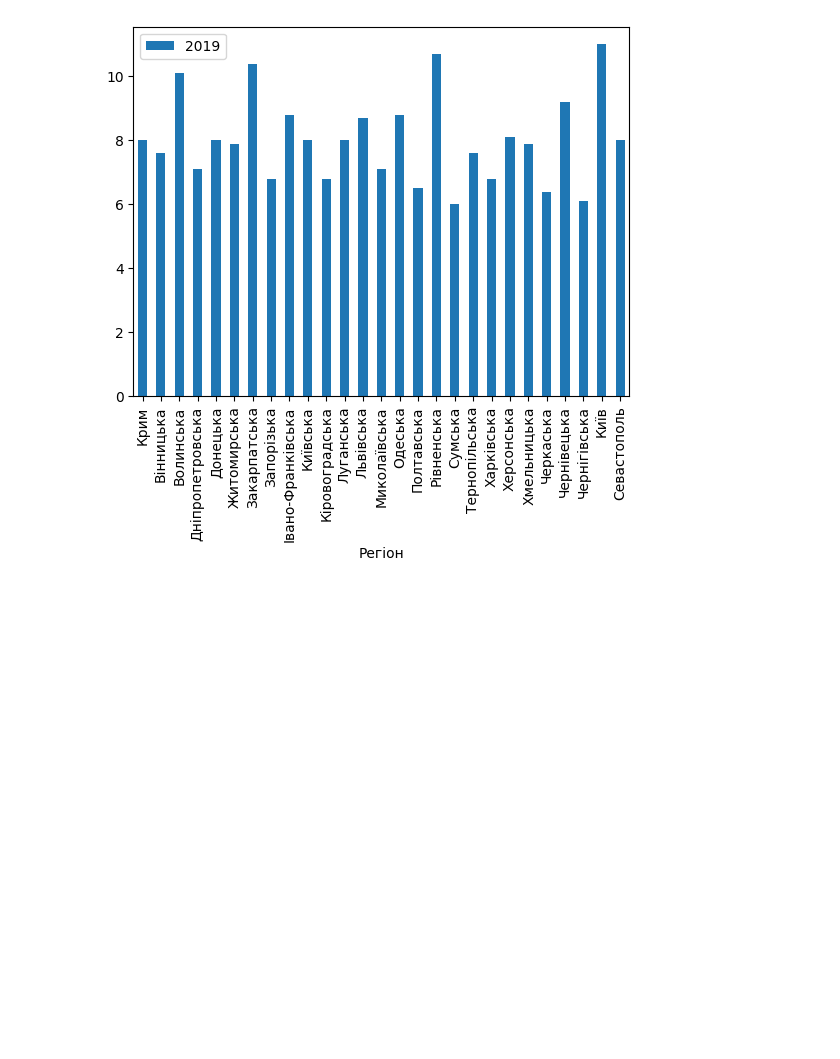
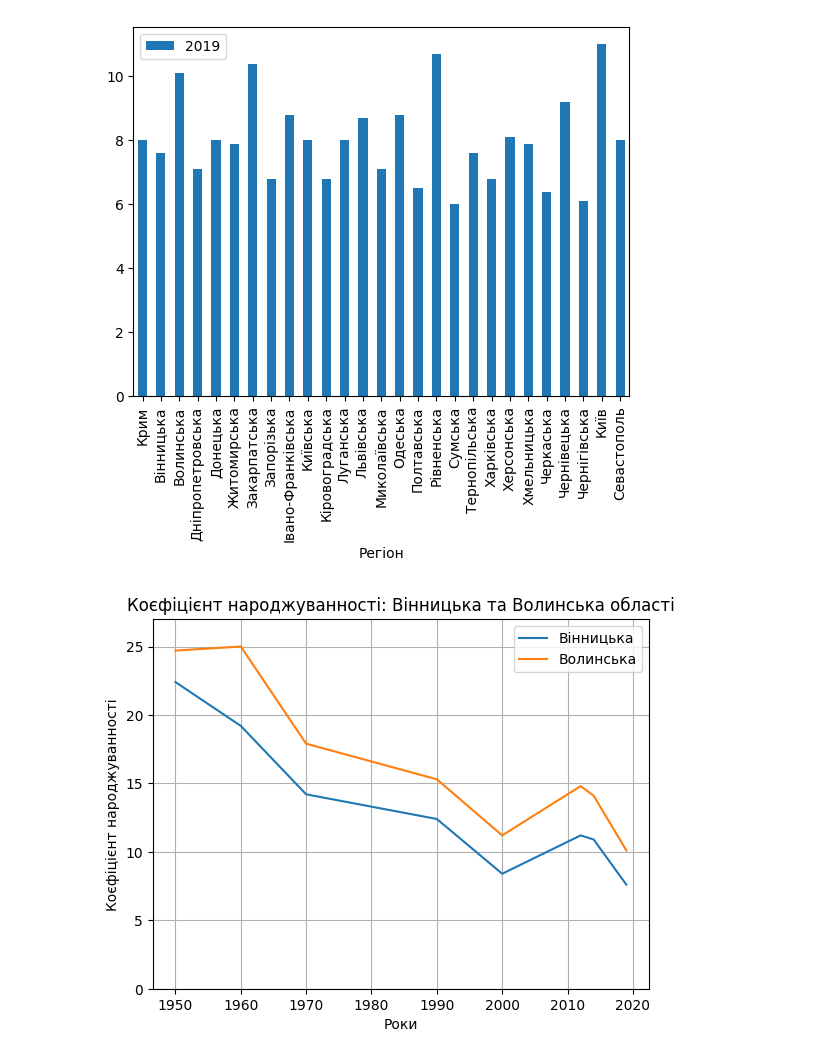
Before and after one commit to bohdanboiprav/GOIT, a Jupyter notebook: DATA SCIENCE/Week 2/work/Hw2.1.ipynb, the cells around one changed output. Saved outputs shown, nothing was run; the diff lists cells and outputs as text; code cells hidden in the pictures; blank space fills up the shorter version.

Commit message:
added graphs

```diff
--- a/DATA SCIENCE/Week 2/work/Hw2.1.ipynb
+++ b/DATA SCIENCE/Week 2/work/Hw2.1.ipynb
@@ -3,8 +3,10 @@ import pandas as pd
 import numpy as np
 import html5lib
 
-match='Коефіцієнт народжуваності в регіонах України'
-coefficient_table = pd.DataFrame(pd.read_html('https://uk.wikipedia.org/wiki/%D0%9D%D0%B0%D1%81%D0%B5%D0%BB%D0%B5%D0%BD%D0%BD%D1%8F_%D0%A3%D0%BA%D1%80%D0%B0%D1%97%D0%BD%D0%B8',thousands="", decimal=",",match = match)[0])
+match = 'Коефіцієнт народжуваності в регіонах України'
+coefficient_table = pd.DataFrame(pd.read_html(
+    'https://uk.wikipedia.org/wiki/%D0%9D%D0%B0%D1%81%D0%B5%D0%BB%D0%B5%D0%BD%D0%BD%D1%8F_%D0%A3%D0%BA%D1%80%D0%B0%D1%97%D0%BD%D0%B8',
+    thousands="", decimal=",", match=match)[0])
 coefficient_table.head()
 # %% [output]
 |  | Регіон | 1950 | 1960 | 1970 | 1990 | 2000 | 2012 | 2014 | 2019 |
@@ -49,7 +51,8 @@ dtype: int64
 coefficient_table.drop(index=27, inplace=True)
 # %%
 numeric_columns = coefficient_table.select_dtypes(include='number').columns
-coefficient_table[numeric_columns] = coefficient_table[numeric_columns].fillna(coefficient_table[numeric_columns].mean())
+coefficient_table[numeric_columns] = coefficient_table[numeric_columns].fillna(
+    coefficient_table[numeric_columns].mean())
 coefficient_table
 # %% [output]
 |  | Регіон | 1950 | 1960 | 1970 | 1990 | 2000 | 2012 | 2014 | 2019 |
@@ -98,3 +102,18 @@ data_2019.plot(kind='bar', x='Регіон', y='2019')
 plt.show()
 # %% [output]
 [figure]
+# %%
+fig, axs = plt.subplots()
+axs.plot([1950, 1960, 1970, 1990, 2000, 2012, 2014, 2019],
+         coefficient_table.loc[coefficient_table['Регіон'] == 'Вінницька'].squeeze().values[1:], label='Вінницька')
+axs.plot([1950, 1960, 1970, 1990, 2000, 2012, 2014, 2019],
+         coefficient_table.loc[coefficient_table['Регіон'] == 'Волинська'].squeeze().values[1:], label='Волинська')
+axs.set_xlabel('Роки')
+axs.set_ylabel('Коєфіцієнт народжуванності')
+axs.legend()
+plt.ylim(0, 27)
+plt.title('Коєфіцієнт народжуванності: Вінницька та Волинська області', fontsize=12)
+plt.grid()
+plt.show()
+# %% [output]
+[figure, added]
```
Also changed, not shown: parts of 3 cells of this notebook, 2 other files.
